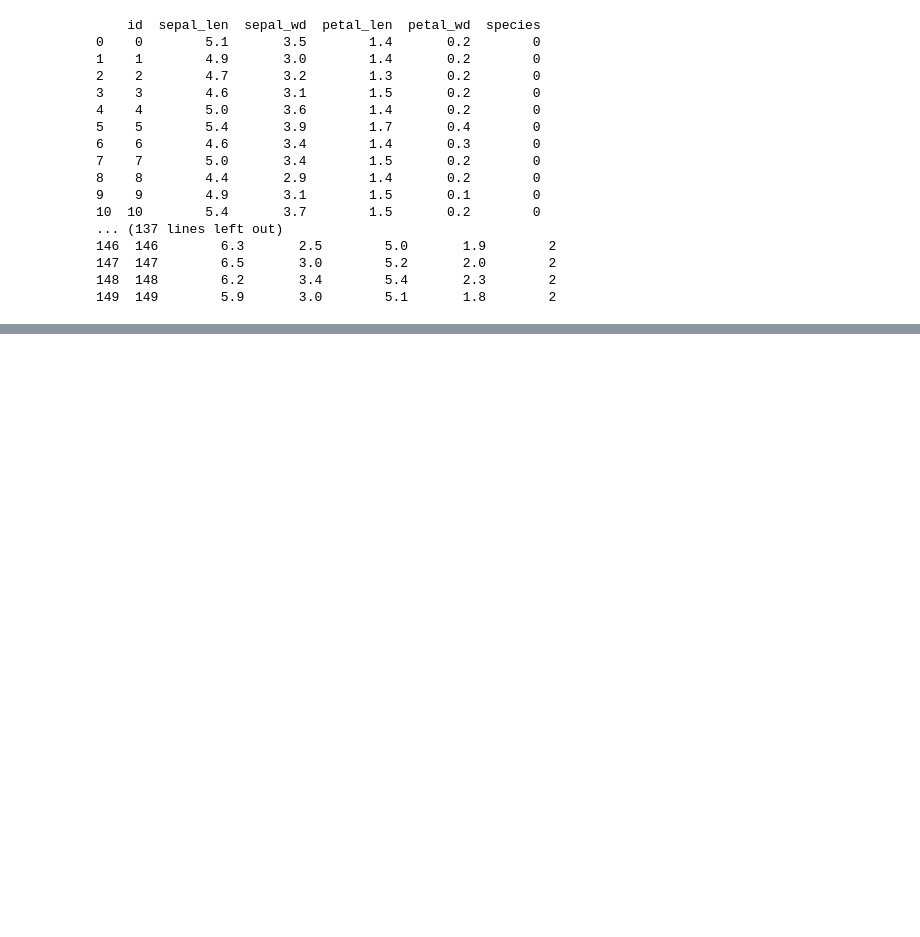
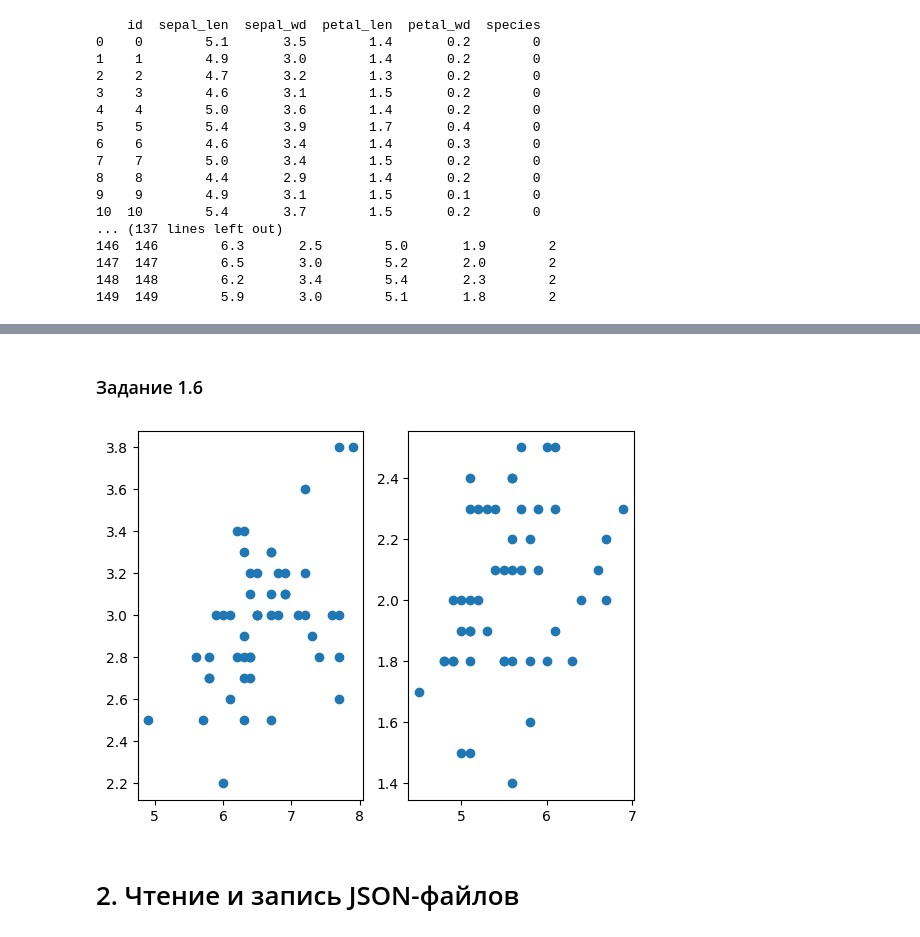
Before and after one commit to k7f44/mike, a Jupyter notebook: blok7.ipynb, the cells around one changed output, grey strips where cells are left out. Saved outputs shown, nothing was run; the diff lists cells and outputs as text; code cells hidden in the pictures; blank space fills up the shorter version.

```diff
--- a/blok7.ipynb
+++ b/blok7.ipynb
@@ -91,0 +119,15 @@ fn_2.to_csv('iris-virginica.txt', sep = ',')
+# %% [markdown]
+### Задание 1.6
+# %%
+import pandas as pd
+import matplotlib.pyplot as plt
+df = pd.read_csv('iris-virginica.txt')
+plt.subplot(1,2,1)
+plt.scatter(df['sepal_len'], df['sepal_wd'])
+plt.subplot(1,2,2)
+plt.scatter(df['petal_len'], df['petal_wd'])
+plt.show()
+# %% [output]
+[figure, added]
+# %% [markdown]
+# 2. Чтение и запись JSON-файлов
```
Also changed, not shown: parts of 5 cells of this notebook, 1 other file.
